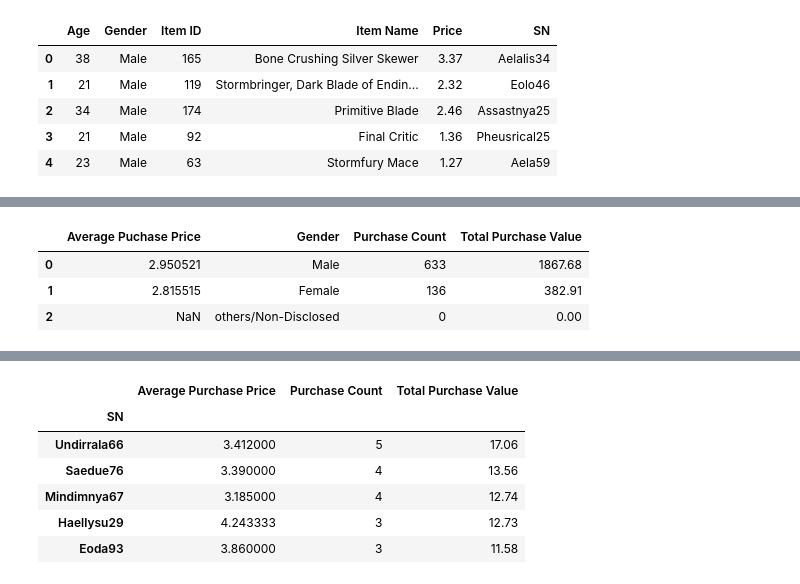
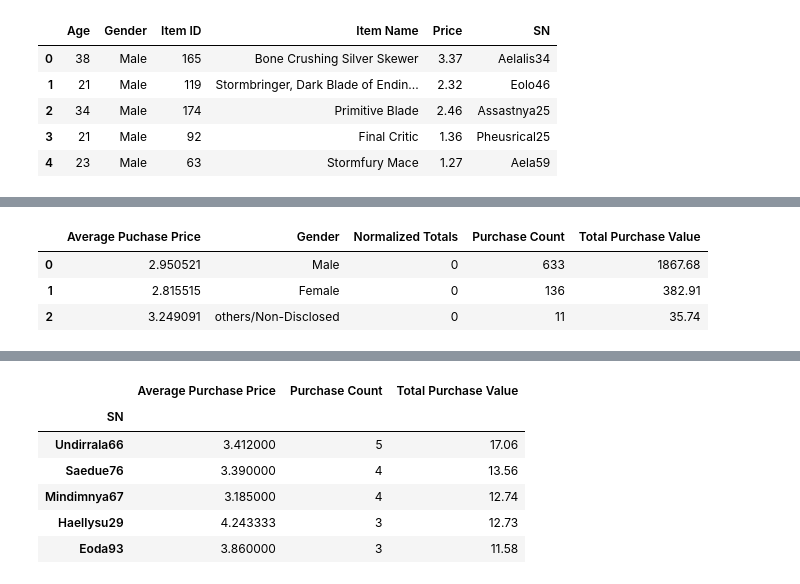
Before and after one commit to shipur/Pandas-PyMoli, a Jupyter notebook: HeroesOfPymoli/pymoli.ipynb, the cells around one changed output, grey strips where cells are left out. Saved outputs shown, nothing was run; the diff lists cells and outputs as text; code cells hidden in the pictures.

```diff
--- a/HeroesOfPymoli/pymoli.ipynb
+++ b/HeroesOfPymoli/pymoli.ipynb
@@ -76,20 +61,24 @@ male_df = file_df.loc[file_df["Gender"] == "Male"]
 female_df = file_df.loc[file_df["Gender"] == "Female"]
 # %%
 #Purchasing Analysis (Other/Non-Disclosed)
-other_nonDis_df = file_df.loc[file_df["Gender"] == "Other/Non-Disclosed"]
+other_nonDis_df = file_df.loc[file_df["Gender"] == "Other / Non-Disclosed"]
+
+#Normalized totals
+norm_total_males = 0
+norm_total_females = 0
+norm_total_others = 0
+
 purchase_anlys_df = pd.DataFrame({'Gender': ["Male", "Female", "others/Non-Disclosed"],
                                  'Purchase Count': [male_df["Price"].count(), female_df["Price"].count(), other_nonDis_df["Price"].count()],
                                  'Average Puchase Price': [male_df["Price"].mean(),female_df["Price"].mean(),other_nonDis_df["Price"].mean()],
-                                 'Total Purchase Value': [male_df["Price"].sum(),female_df["Price"].sum(),other_nonDis_df["Price"].sum()]})
+                                 'Total Purchase Value': [male_df["Price"].sum(),female_df["Price"].sum(),other_nonDis_df["Price"].sum()],
+                                 'Normalized Totals':[norm_total_males, norm_total_females, norm_total_others] })
 purchase_anlys_df.head()
-
-#Sanity Check:
-#file_df[file_df["Gender"] == "others/Non-Disclosed"]
 # %% [output]
-|  | Average Puchase Price | Gender | Purchase Count | Total Purchase Value |
-| 0 | 2.950521 | Male | 633 | 1867.68 |
-| 1 | 2.815515 | Female | 136 | 382.91 |
-| 2 | NaN | others/Non-Disclosed | 0 | 0.00 |
+|  | Average Puchase Price | Gender | Normalized Totals | Purchase Count | Total Purchase Value |
+| 0 | 2.950521 | Male | 0 | 633 | 1867.68 |
+| 1 | 2.815515 | Female | 0 | 136 | 382.91 |
+| 2 | 3.249091 | others/Non-Disclosed | 0 | 11 | 35.74 |
 # %%
 #Age Demographics
 #------------------
```
Also changed, not shown: parts of 15 cells of this notebook.
